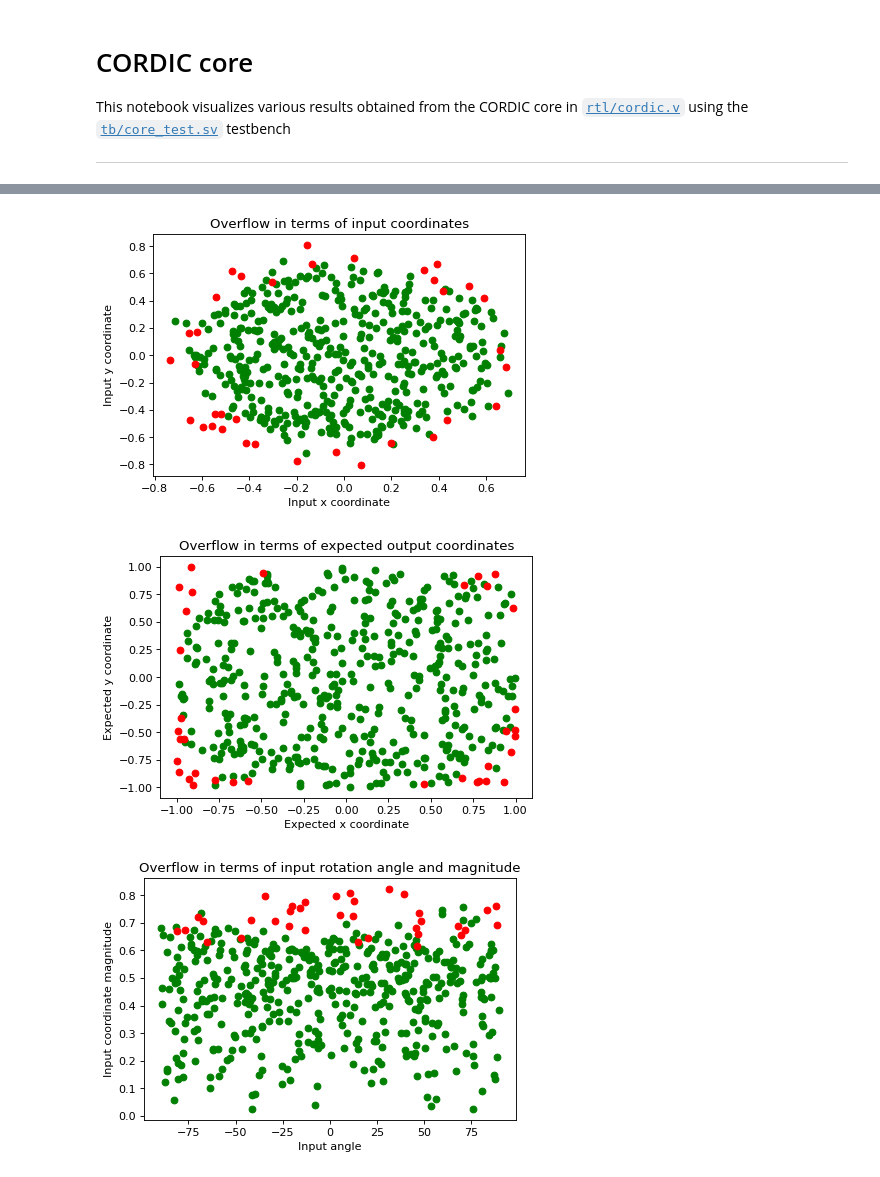
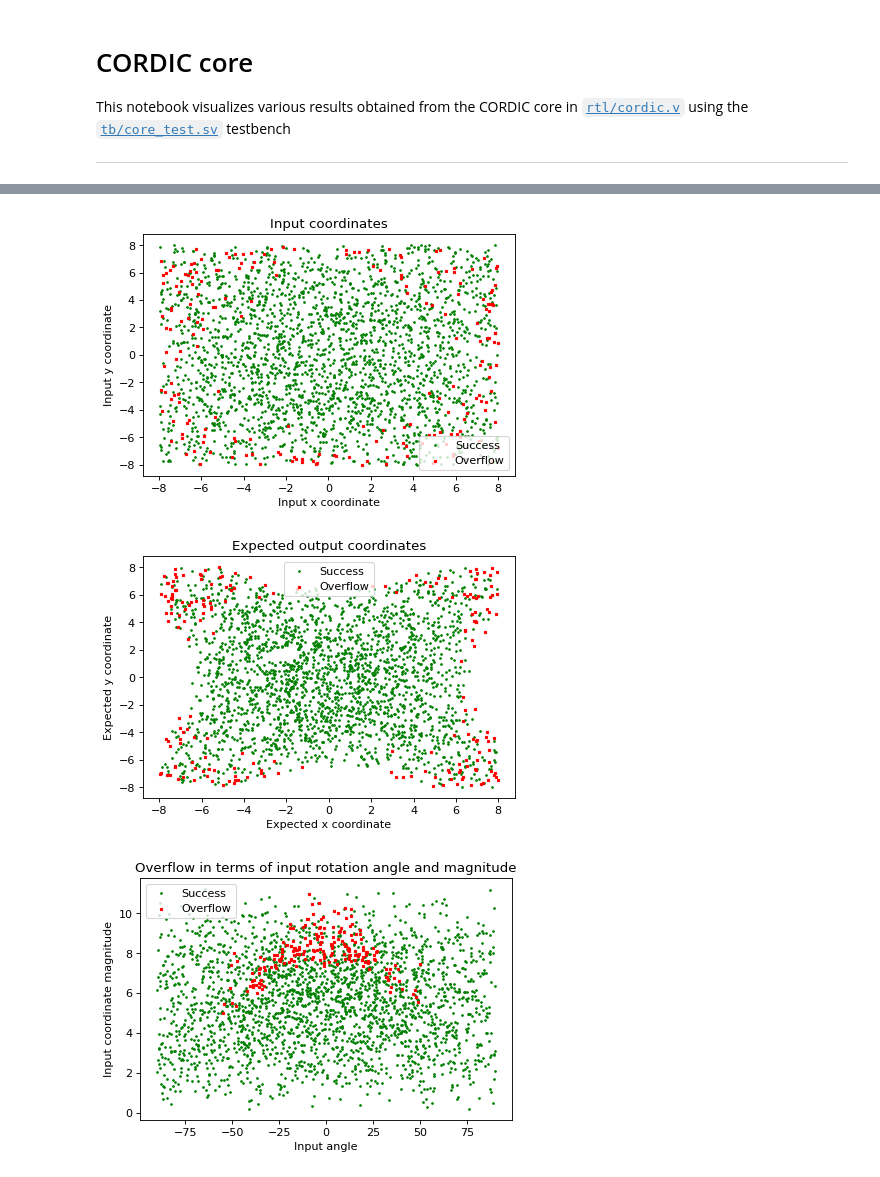
Before and after one commit to Ashwin-Rajesh/Cordic_accelerator, a Jupyter notebook: docs/cordic.ipynb, the cells around one changed output, grey strips where cells are left out. Saved outputs shown, nothing was run; the diff lists cells and outputs as text; code cells hidden in the pictures.

```diff
--- a/docs/cordic.ipynb
+++ b/docs/cordic.ipynb
@@ -65,28 +106,13 @@ err_good, err_fail = separate(err_ls, sta_ls)
-# %%
-plt.figure(dpi=80)
-plt.scatter(inp_good[:, 0], inp_good[:, 1], c="green")
-plt.scatter(inp_fail[:, 0], inp_fail[:, 1], c="red")
-plt.xlabel("Input x coordinate")
-plt.ylabel("Input y coordinate")
-plt.title("Overflow in terms of input coordinates")
-plt.show()
-
-plt.figure(dpi=80)
-plt.scatter(exp_good[:, 0], exp_good[:, 1], c="green")
-plt.scatter(exp_fail[:, 0], exp_fail[:, 1], c="red")
-plt.xlabel("Expected x coordinate")
-plt.ylabel("Expected y coordinate")
-plt.title("Overflow in terms of expected output coordinates")
-plt.show()
-
-plt.figure(dpi=80)
-plt.scatter(inp_good[:, 2], np.linalg.norm(inp_good[:, 0:2], axis=1), c="green")
-plt.scatter(inp_fail[:, 2], np.linalg.norm(inp_fail[:, 0:2], axis=1), c="red")
-plt.xlabel("Input angle")
-plt.ylabel("Input coordinate magnitude")
-plt.title("Overflow in terms of input rotation angle and magnitude")
-plt.show()
-# %% [output]
-[figure, removed]
-[figure, removed]
-[figure, removed]
+# %%
+# Read hyperbolic inputs
+idx_ls, inp_ls, exp_ls, err_ls, sta_ls = get_table_data("data/hyp_rot/hr_10_off_off_x2500.txt")
+idx_good, idx_fail = separate(idx_ls, sta_ls)
+inp_good, inp_fail = separate(inp_ls, sta_ls)
+exp_good, exp_fail = separate(exp_ls, sta_ls)
+err_good, err_fail = separate(err_ls, sta_ls)
+
+vis_rot_inputs(inp_good, inp_fail, exp_good, exp_fail)
+# %% [output]
+[figure, added]
+[figure, added]
+[figure, added]
```
Also changed, not shown: parts of 2 cells of this notebook, 1 other file.
